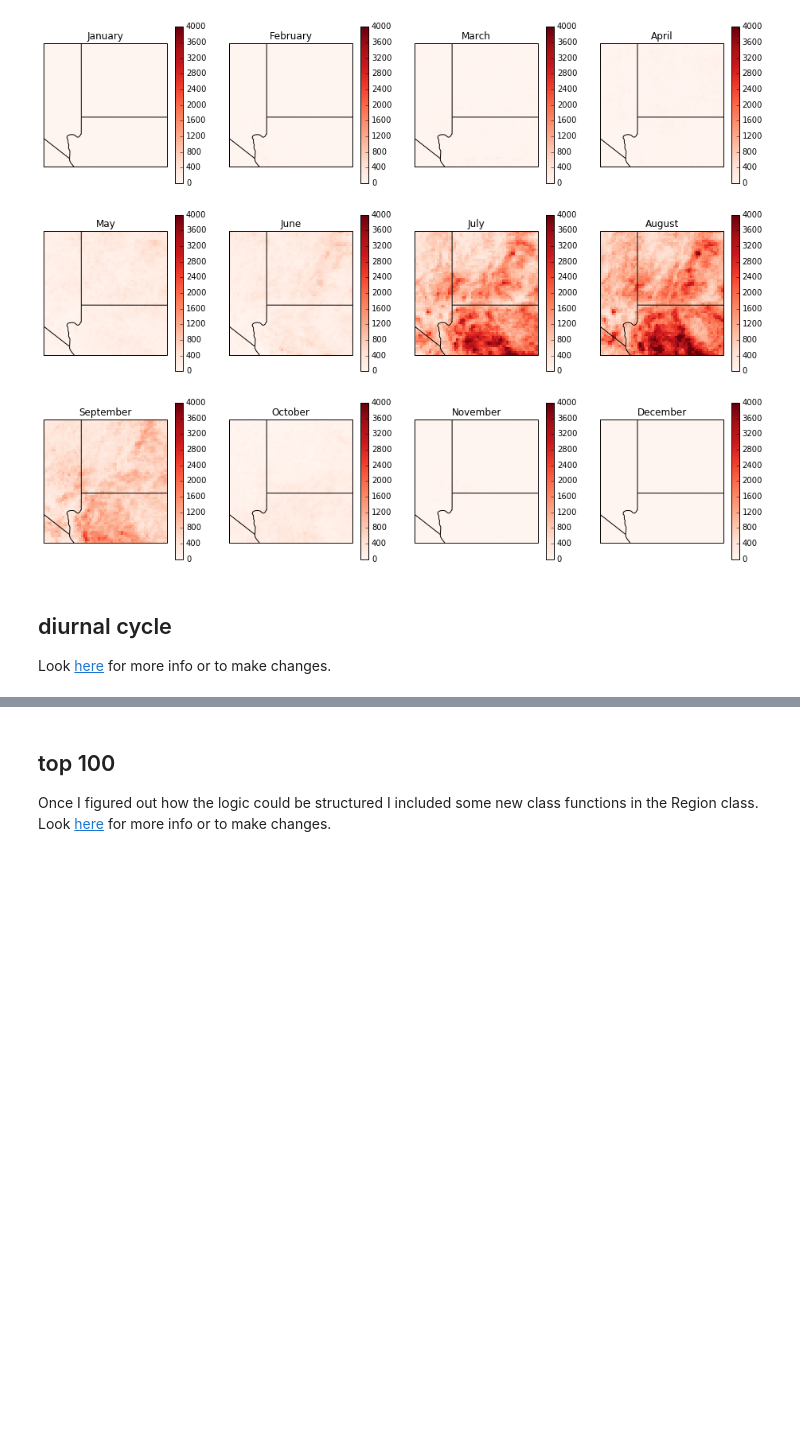
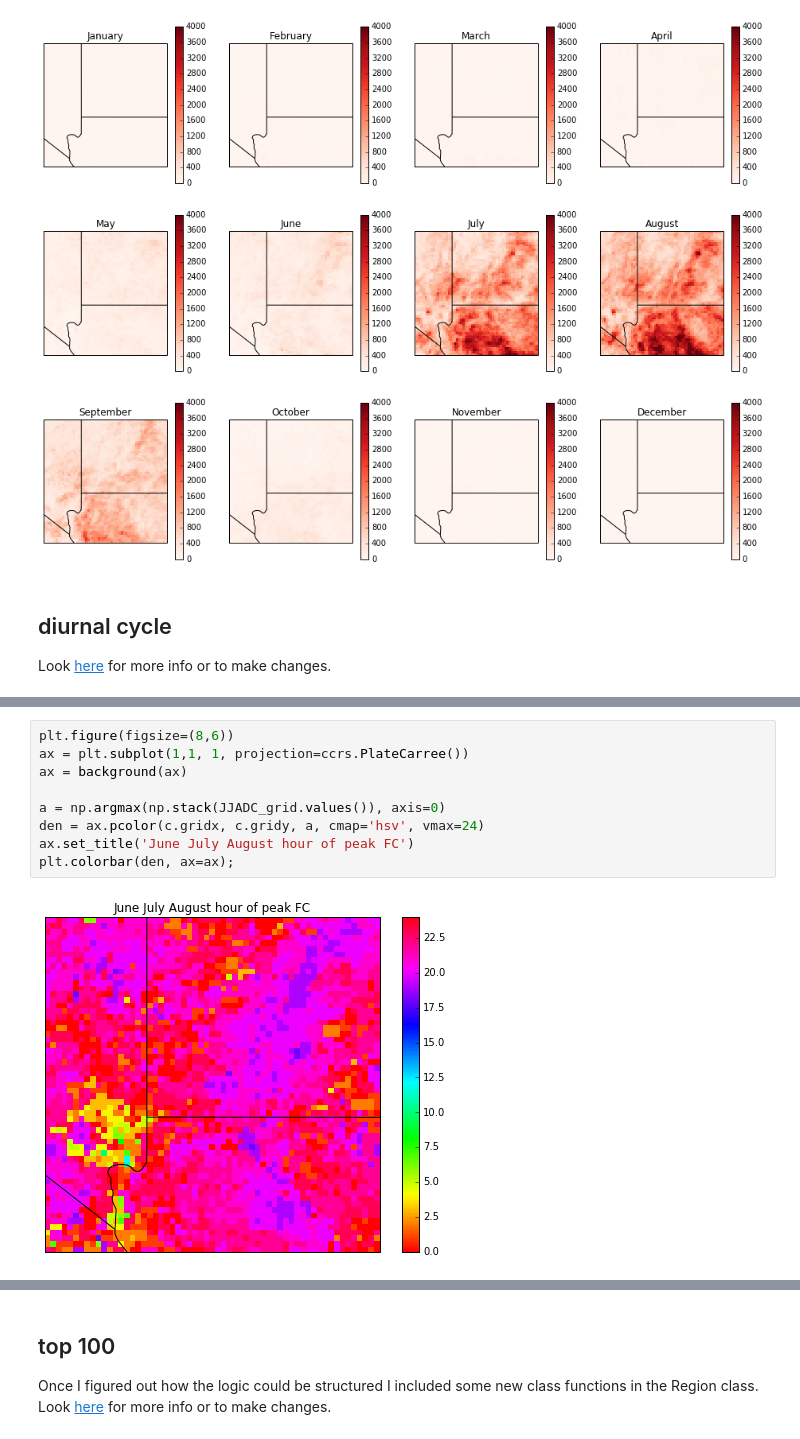
Before and after one commit to jsignell/lightning-tools, a Jupyter notebook: Regional Computations.ipynb, the cells around one changed output, grey strips where cells are left out. Drawn from its saved outputs; the diff is of its cells as text; blank space fills up the shorter version.

```diff
--- a/Regional Computations.ipynb
+++ b/Regional Computations.ipynb
@@ -124,0 +176,11 @@ for i in range(0,24,step):
+# %%
+plt.figure(figsize=(8,6))
+ax = plt.subplot(1,1, 1, projection=ccrs.PlateCarree())
+ax = background(ax)
+
+a = np.argmax(np.stack(JJADC_grid.values()), axis=0)
+den = ax.pcolor(c.gridx, c.gridy, a, cmap='hsv', vmax=24)
+ax.set_title('June July August hour of peak FC')
+plt.colorbar(den, ax=ax);
+# %% [output]
+[figure, added]
```
Also changed, not shown: parts of 29 cells of this notebook, 1 other file.
